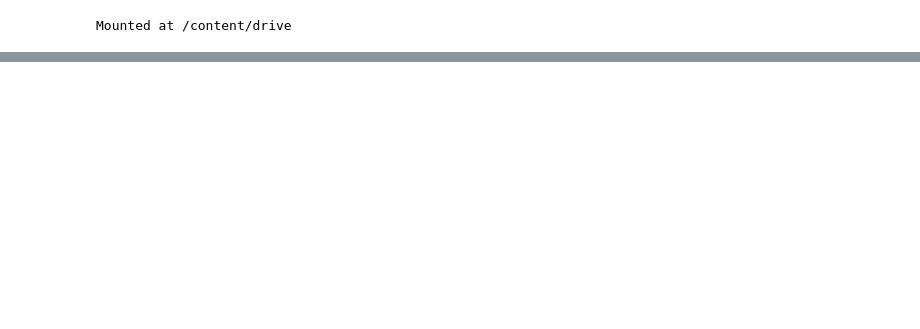
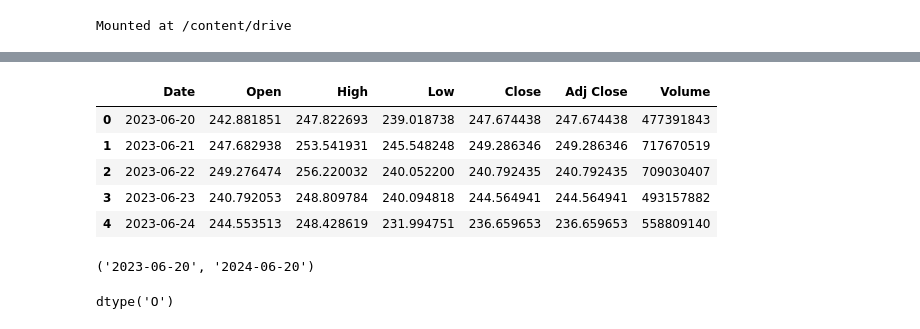
Before and after one commit to 10-academy-w-9/crypto-trading-backtesting, a Jupyter notebook: notebooks/Chronos.ipynb, the cells around one changed output, grey strips where cells are left out. Cells and saved outputs as stored; diff of their text form; code cells hidden in the pictures; blank space fills up the shorter version.

```diff
--- a/notebooks/Chronos.ipynb
+++ b/notebooks/Chronos.ipynb
@@ -301,0 +304,27 @@ predict_and_plot_crypto_data('BTC',crypto_data_dict, prediction_length=30)
+# %%
+# Define the crypto coins data source dictionary
+crypto_data_dict = {
+    'BTC': "/content/drive/MyDrive/backtesting/datas/yfinance/BTC-USD.csv",
+    'BNB': "/content/drive/MyDrive/backtesting/datas/yfinance/BNB-USD.csv",
+    'ETH': "/content/drive/MyDrive/backtesting/datas/yfinance/ETH-USD.csv"
+}
+# %%
+csv_file = crypto_data_dict['BNB']
+bnb = pd.read_csv(csv_file)
+
+bnb.head()
+# %% [output]
+|  | Date | Open | High | Low | Close | Adj Close | Volume |
+| 0 | 2023-06-20 | 242.881851 | 247.822693 | 239.018738 | 247.674438 | 247.674438 | 477391843 |
+| 1 | 2023-06-21 | 247.682938 | 253.541931 | 245.548248 | 249.286346 | 249.286346 | 717670519 |
+| 2 | 2023-06-22 | 249.276474 | 256.220032 | 240.052200 | 240.792435 | 240.792435 | 709030407 |
+| 3 | 2023-06-23 | 240.792053 | 248.809784 | 240.094818 | 244.564941 | 244.564941 | 493157882 |
+| 4 | 2023-06-24 | 244.553513 | 248.428619 | 231.994751 | 236.659653 | 236.659653 | 558809140 |
+# %%
+bnb['Date'].min(), bnb['Date'].max()
+# %% [output]
+('2023-06-20', '2024-06-20')
+# %%
+bnb['Date'].dtypes
+# %% [output]
+dtype('O')
```
Also changed, not shown: parts of 13 cells of this notebook.
